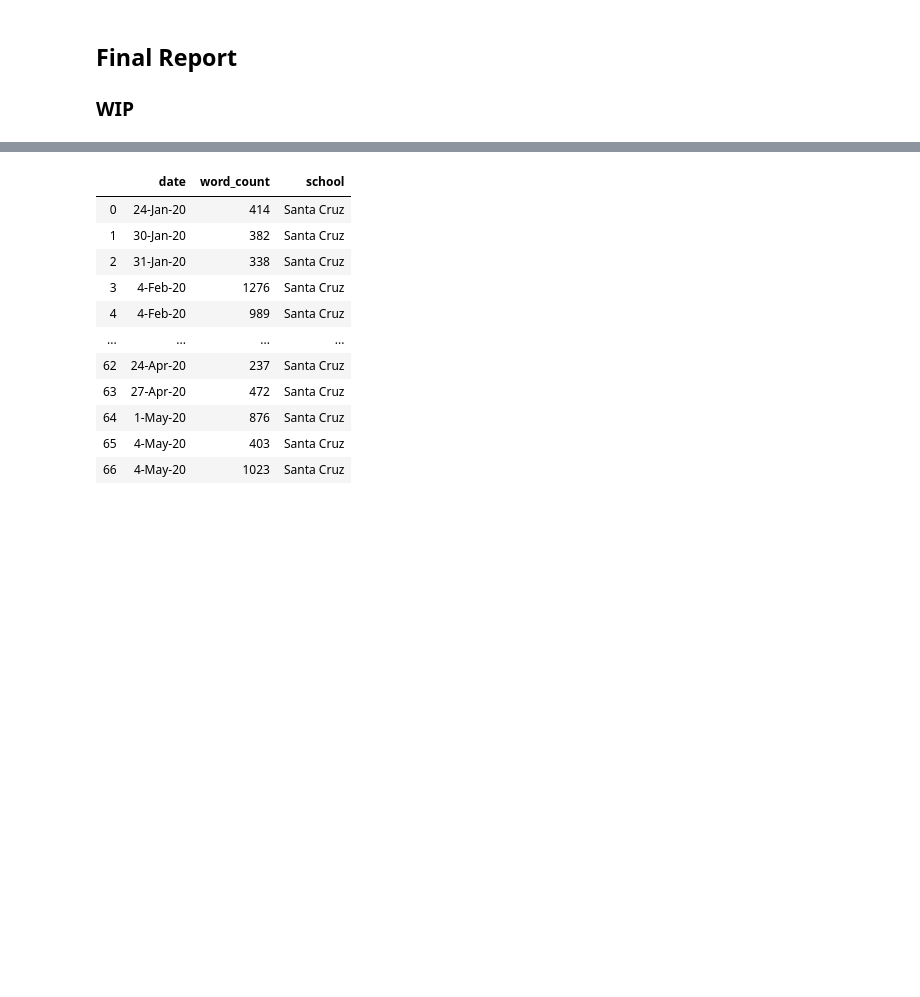
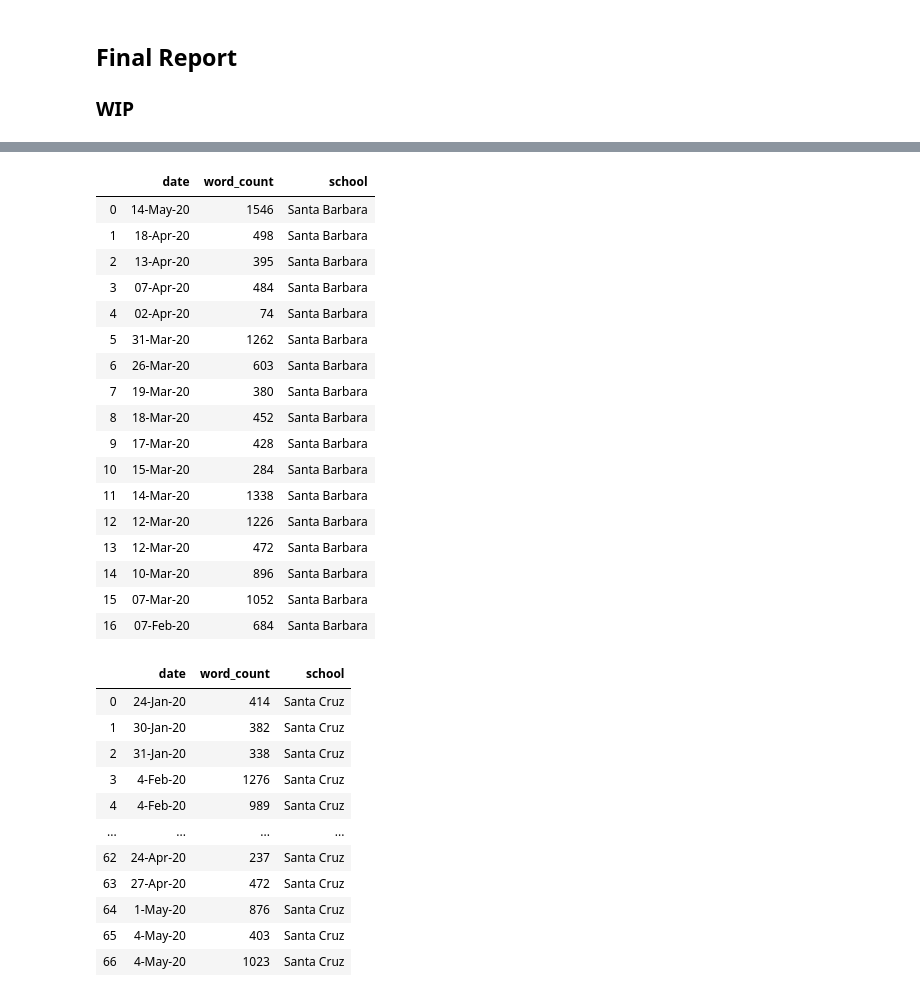
Before and after one commit to hasetia/Data-Science-Sentiment-Analysis-, a Jupyter notebook: Final Report.ipynb, the cells around one changed output, grey strips where cells are left out. Drawn from its saved outputs; the diff is of its cells as text; code cells hidden in the pictures; blank space fills up the shorter version.

Commit message:
added in the other dataframes

```diff
--- a/Final Report.ipynb
+++ b/Final Report.ipynb
@@ -21,0 +17,16 @@ df_ucd = pd.read_csv('Datasets/UC_Davis.csv', dtype={'date': 'str', 'word_count'
+# %%
+# Reading in the data
+df_ucb = pd.read_csv('Datasets/UC_Berkeley.csv', dtype={'date': 'str', 'word_count':int, 'school':'str'})
+df_ucd = pd.read_csv('Datasets/UC_Davis.csv', dtype={'date': 'str', 'word_count':int, 'school':'str'})
+df_uci = pd.read_csv('Datasets/UC_Irvine.csv', dtype={'date': 'str', 'word_count':int, 'school':'str'})
+df_ucla = pd.read_csv('Datasets/UC_Los_Angeles.csv', dtype={'date': 'str', 'word_count':int, 'school':'str'})
+df_ucm = pd.read_csv('Datasets/UC_Merced.csv', dtype={'date': 'str', 'word_count':int, 'school':'str'})
+
+# Could not import Riverside word_count dtype as int; imported as string instead
+df_ucr = pd.read_csv('Datasets/UC_Riverside.csv', dtype={'date': 'str', 'word_count':'str', 'school':'str'})
+
+# Could not import San Diego word_count dtype as int; imported as string instead
+df_ucsd = pd.read_csv('Datasets/UC_San_Diego.csv', dtype={'date': 'str', 'word_count':'str', 'school':'str'})
+
+df_ucsb = pd.read_csv('Datasets/UC_Santa_Barbara.csv', dtype={'date': 'str', 'word_count':int, 'school':'str'})
+df_ucsc = pd.read_csv('Datasets/UC_Santa_Cruz.csv', dtype={'date': 'str', 'word_count':int, 'school':'str'})
@@ -22,3 +200,25 @@ df_ucd = pd.read_csv('Datasets/UC_Davis.csv', dtype={'date': 'str', 'word_count'
+# %%
+# Take a look at Santa Barbra
+df_ucsb
+# %% [output]
+|  | date | word_count | school |
+| 0 | 14-May-20 | 1546 | Santa Barbara |
+| 1 | 18-Apr-20 | 498 | Santa Barbara |
+| 2 | 13-Apr-20 | 395 | Santa Barbara |
+| 3 | 07-Apr-20 | 484 | Santa Barbara |
+| 4 | 02-Apr-20 | 74 | Santa Barbara |
+| 5 | 31-Mar-20 | 1262 | Santa Barbara |
+| 6 | 26-Mar-20 | 603 | Santa Barbara |
+| 7 | 19-Mar-20 | 380 | Santa Barbara |
+| 8 | 18-Mar-20 | 452 | Santa Barbara |
+| 9 | 17-Mar-20 | 428 | Santa Barbara |
+| 10 | 15-Mar-20 | 284 | Santa Barbara |
+| 11 | 14-Mar-20 | 1338 | Santa Barbara |
+| 12 | 12-Mar-20 | 1226 | Santa Barbara |
+| 13 | 12-Mar-20 | 472 | Santa Barbara |
+| 14 | 10-Mar-20 | 896 | Santa Barbara |
+| 15 | 07-Mar-20 | 1052 | Santa Barbara |
+| 16 | 07-Feb-20 | 684 | Santa Barbara |
 # %%
 # Take a look at Santa Cruz
 df_ucsc
```
Also changed, not shown: parts of 16 cells of this notebook.
